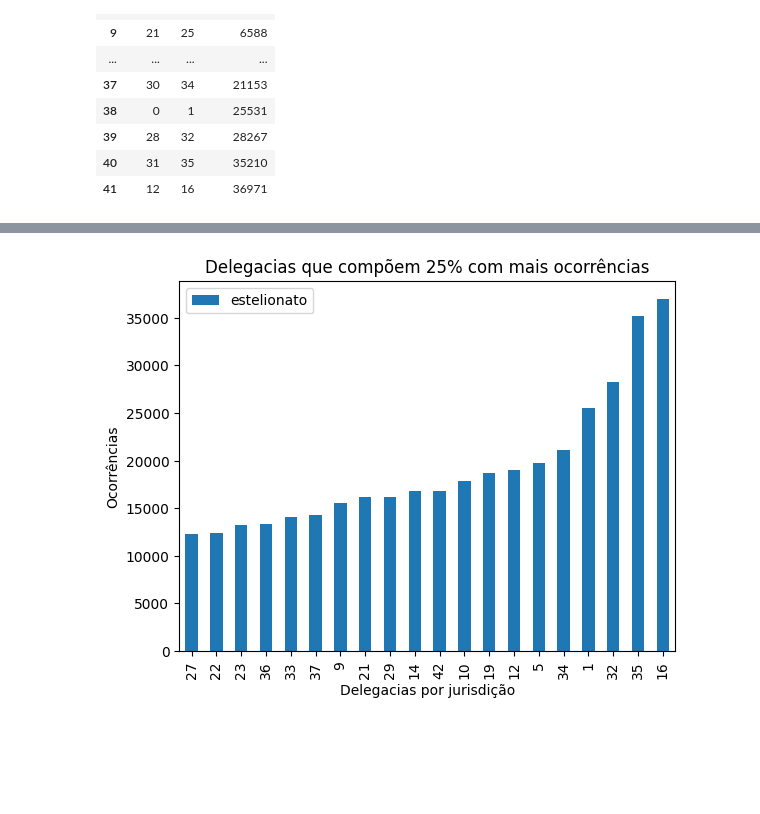
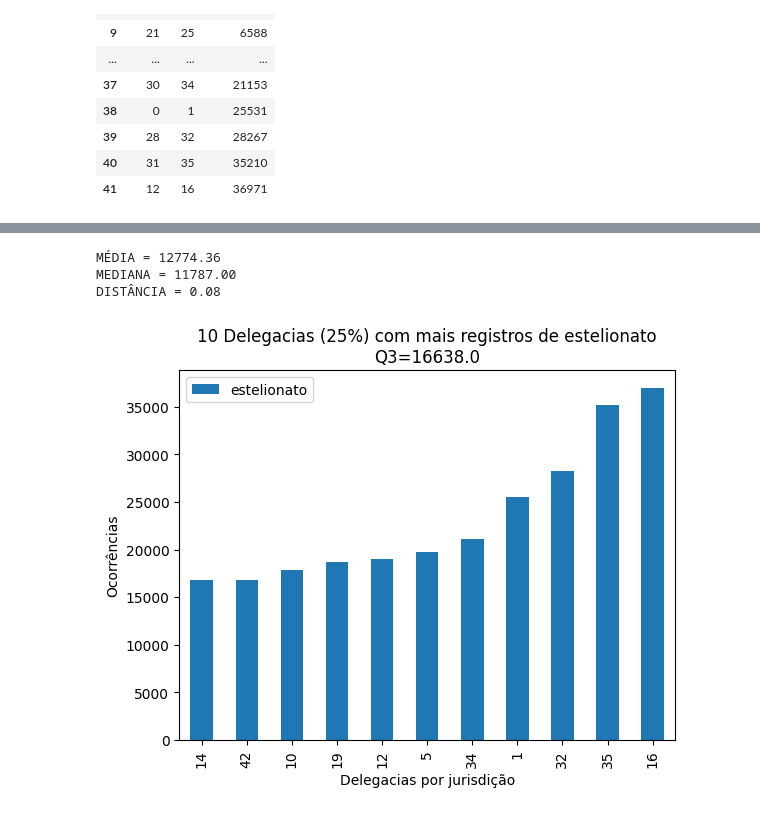
Before and after one commit to vivian-assis/ProjetoSegPub, a Jupyter notebook: ProjetoSegPub_grupoVi.ipynb, the cells around one changed output, grey strips where cells are left out. Saved outputs shown, nothing was run; the diff lists cells and outputs as text; code cells hidden in the pictures; blank space fills up the shorter version.

```diff
--- a/ProjetoSegPub_grupoVi.ipynb
+++ b/ProjetoSegPub_grupoVi.ipynb
@@ -203,10 +233,10 @@ plt.show()
 # %% [markdown]
 # Estelionato
 # %%
-df = pd.read_csv('https://www.ispdados.rj.gov.br/Arquivos/BaseDPEvolucaoMensalCisp.csv', sep = ';',  encoding= 'latin1')
-df = df.loc[(df['ano']>=2004) & (df['ano'] < 2025)]
-df.info()
-df.head(5)
+df_baseDPE = pd.read_csv('https://www.ispdados.rj.gov.br/Arquivos/BaseDPEvolucaoMensalCisp.csv', sep = ';',  encoding= 'latin1')
+df_baseDPE = df_baseDPE.loc[(df_baseDPE['ano']>=2004) & (df_baseDPE['ano'] < 2025)]
+df_baseDPE.info()
+df_baseDPE.head(5)
 # %% [output]
 <class 'pandas.core.frame.DataFrame'>
 Index: 34007 entries, 1526 to 35532
@@ -234,8 +264,7 @@ memory usage: 16.6+ MB
 5 rows × 63 columns
 # %%
 #Analisar a evolução dos registros de estelionato na cidade do Rio de Janeiro.
-df_RJ = df.loc[(df['munic'] == 'Rio de Janeiro')]
-df_RJ = df.loc[(df['munic'] == 'Rio de Janeiro')]
+df_RJ = df_baseDPE.loc[(df_baseDPE['munic'] == 'Rio de Janeiro')]
 df_estl = df_RJ.groupby(['ano'])['estelionato'].sum().reset_index()
 df_estl = df_estl.sort_values(by = 'ano').reset_index()
 df_estl
@@ -313,11 +348,12 @@ df_dlg
 | 40 | 31 | 35 | 35210 |
 | 41 | 12 | 16 | 36971 |
 # %%
-df_array_del = np.array(df_dlg['estelionato'])
-
-q1 = np.percentile(df_dlg, 25)
-q2 = np.percentile(df_dlg, 50)
-q3 = np.percentile(df_dlg, 75)
-print(f"Q1={q1}\nQ2={q2}\nQ3={q3}")
-df_dlg_q3 = df_dlg.loc[(df_dlg['estelionato'] >= q3 )]
+#ARRAY, Q1, Q2 E Q3
+df_array_dlg = np.array(df_dlg['estelionato'])
+q1_dlg = np.percentile(df_array_dlg, 25)
+q2_dlg= np.percentile(df_array_dlg, 50)
+q3_dlg = np.percentile(df_array_dlg, 75)
+print(f"Q1={q1_dlg}\nQ2={q2_dlg}\nQ3={q3_dlg}")
+df_dlg_q3 = df_dlg.loc[(df_dlg['estelionato'] >= q3_dlg)].reset_index()
+df_dlg_q3 #para verificar a quantidade de delgacia na amostra de 25% com mais ocorrências
 # %% [output]
@@ -327,8 +375,18 @@ Q3=6725.25
+# %%
+media_dlg = np.mean(df_array_dlg)
+mediana_dlg = np.median(df_array_dlg)
+distancia_dlg = (media_dlg - mediana_dlg)/mediana_dlg
+print(f"MÉDIA = {media_dlg:.2f}\nMEDIANA = {mediana_dlg:.2f}\nDISTÂNCIA = {distancia_dlg:.2f}")
+# %% [output]
+MÉDIA = 12774.36
+MEDIANA = 11787.00
+DISTÂNCIA = 0.08
 # %%
-df_dlg_q3.tail(20).plot(kind='bar' , x= 'cisp', y= 'estelionato')
+
+df_dlg_q3.plot(kind='bar' , x= 'cisp', y= 'estelionato')
 plt.xlabel('Delegacias por jurisdição')
 plt.ylabel('Ocorrências')
-plt.title('Delegacias que compõem 25% com mais ocorrências')
+plt.title(f'10 Delegacias (25%) com mais registros de estelionato\nQ3={q3_dlg}')
 plt.show()
 # %% [output]
-[figure, old version]
+[figure, new version]
```
Also changed, not shown: parts of 45 cells of this notebook.
